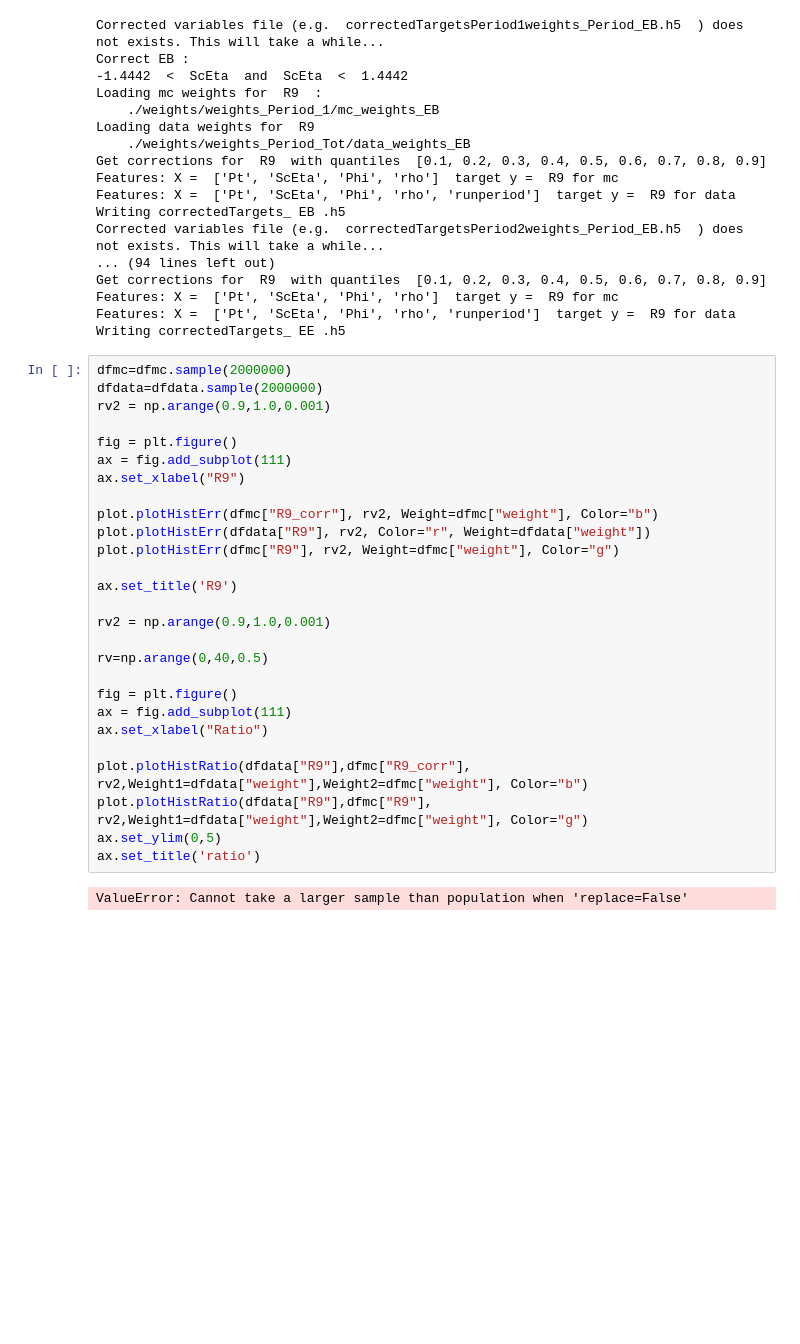
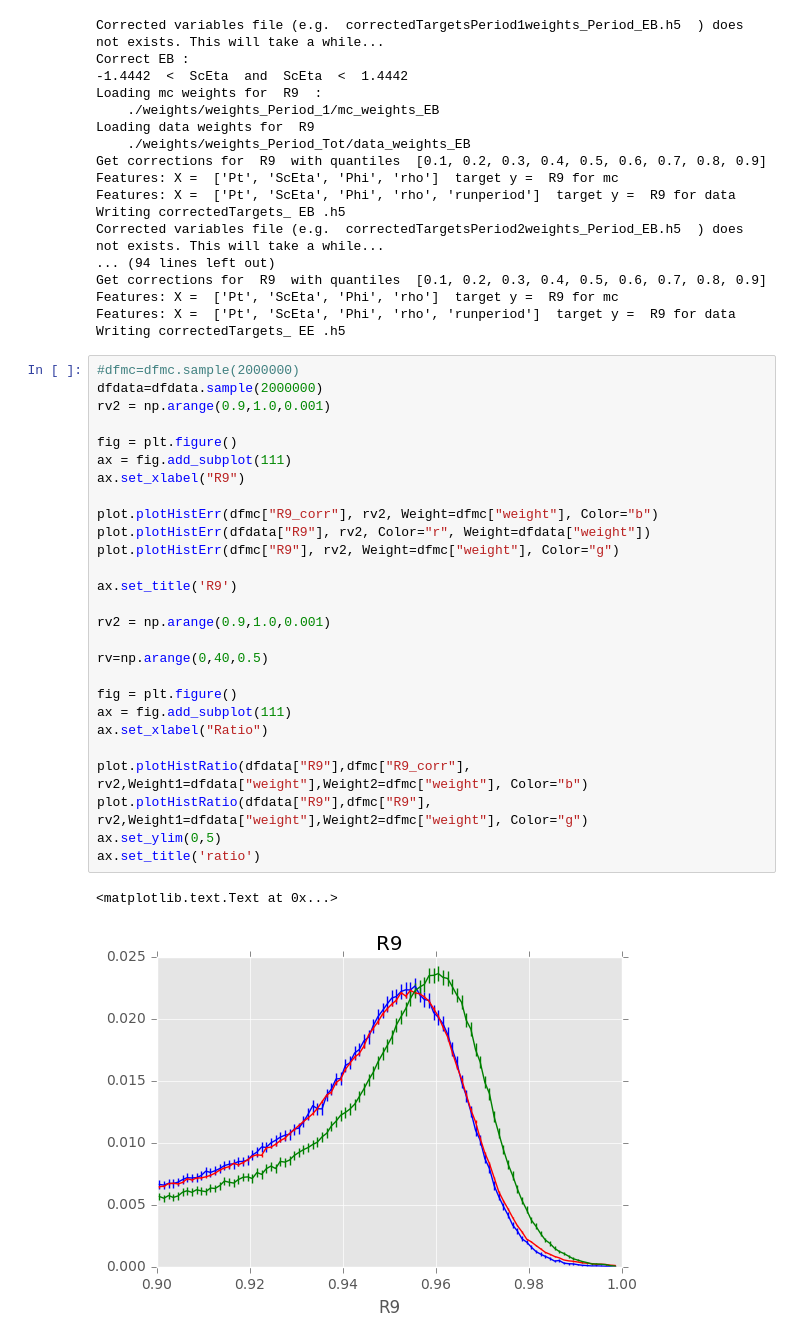
Before and after one commit to threiten/dataMC-1, a Jupyter notebook: MTR/TestCode13_TrainAll.ipynb, the cells around one changed output. Cells and saved outputs as stored; diff of their text form; blank space fills up the shorter version.

```diff
--- a/MTR/TestCode13_TrainAll.ipynb
+++ b/MTR/TestCode13_TrainAll.ipynb
@@ -109,31 +109,32 @@ Features: X =  ['Pt', 'ScEta', 'Phi', 'rho']  target y =  R9 for mc
 Features: X =  ['Pt', 'ScEta', 'Phi', 'rho', 'runperiod']  target y =  R9 for data
 Writing correctedTargets_ EE .h5
 # %%
-dfmc=dfmc.sample(2000000)
+#dfmc=dfmc.sample(2000000)
 dfdata=dfdata.sample(2000000)
 rv2 = np.arange(0.9,1.0,0.001)
 
 fig = plt.figure()
 ax = fig.add_subplot(111)
 ax.set_xlabel("R9")
 
 plot.plotHistErr(dfmc["R9_corr"], rv2, Weight=dfmc["weight"], Color="b")
 plot.plotHistErr(dfdata["R9"], rv2, Color="r", Weight=dfdata["weight"])
 plot.plotHistErr(dfmc["R9"], rv2, Weight=dfmc["weight"], Color="g")
 
 ax.set_title('R9')
 
 rv2 = np.arange(0.9,1.0,0.001)
 
 rv=np.arange(0,40,0.5)
 
 fig = plt.figure()
 ax = fig.add_subplot(111)
 ax.set_xlabel("Ratio")
 
 plot.plotHistRatio(dfdata["R9"],dfmc["R9_corr"], rv2,Weight1=dfdata["weight"],Weight2=dfmc["weight"], Color="b")
 plot.plotHistRatio(dfdata["R9"],dfmc["R9"], rv2,Weight1=dfdata["weight"],Weight2=dfmc["weight"], Color="g")
 ax.set_ylim(0,5)
 ax.set_title('ratio')
 # %% [output]
-ValueError: Cannot take a larger sample than population when 'replace=False'
+<matplotlib.text.Text at 0x...>
+[figure, added]
```
Also changed, not shown: parts of 4 cells of this notebook.
